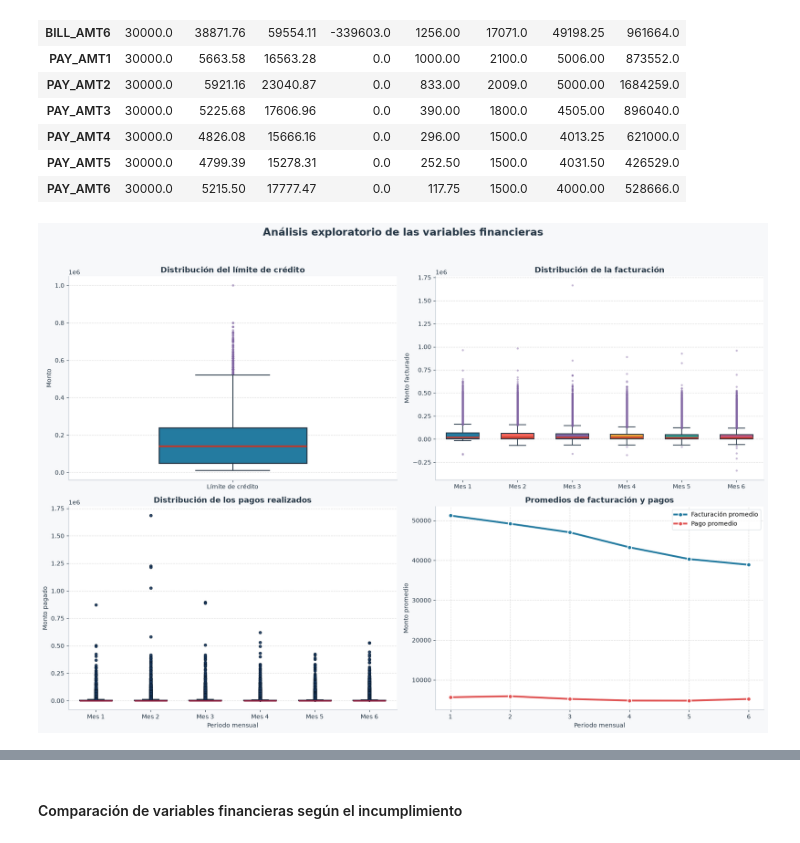
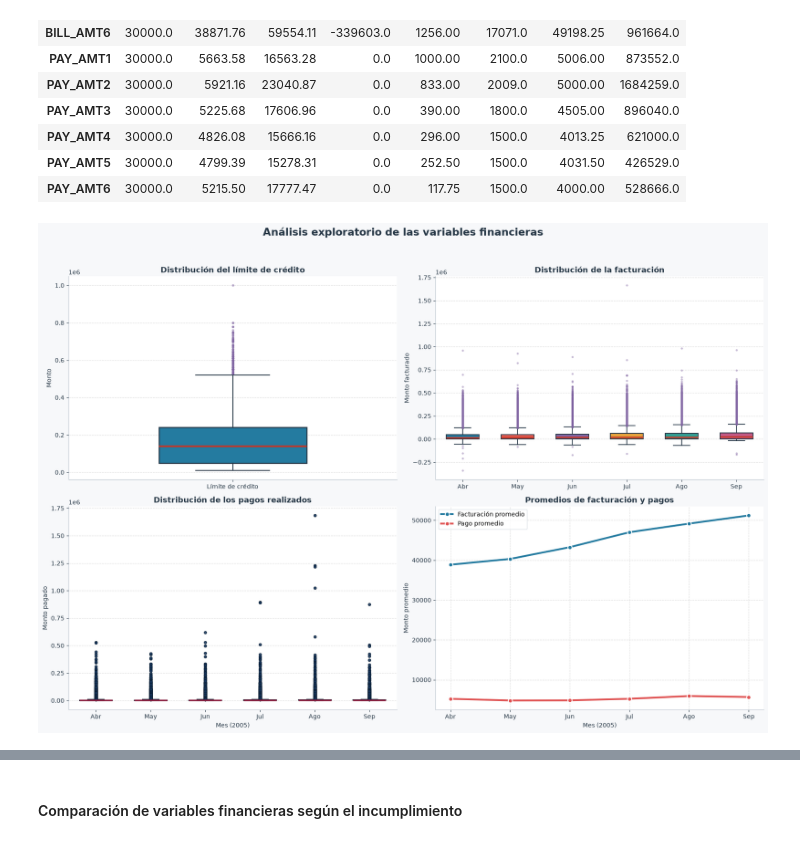
Before and after one commit to manuelarpoce-ui/Proyecto-grupo-4, a Jupyter notebook: notebooks/01_eda.ipynb, the cells around one changed output, grey strips where cells are left out. Cells and saved outputs as stored; diff of their text form; code cells hidden in the pictures.

Commit message:
feat: EDA corregido, original en data/raw y processed ignorado

```diff
--- a/notebooks/01_eda.ipynb
+++ b/notebooks/01_eda.ipynb
@@ -1,7 +1,7 @@
 # %%
 import pandas as pd
 import numpy as np
-ruta = "../data/processed/default of credit card clients.xls"
+ruta = "../data/raw/default of credit card clients.xls"
 df= pd.read_excel(ruta, header=1)  #Header=1 indica que los encabezados estan en la segunda columna
 df.head()
 # %% [output]
@@ -778,6 +812,7 @@ color_mediana = "#C0392B"
 
 facturacion = [f"BILL_AMT{i}" for i in range(1, 7)]
 pagos = [f"PAY_AMT{i}" for i in range(1, 7)]
+meses_nombres = ["Abr", "May", "Jun", "Jul", "Ago", "Sep"]  # de BILL_AMT6 a BILL_AMT1
 
 fig, axes = plt.subplots(2, 2, figsize=(17, 12))
 fig.patch.set_facecolor(fondo)
@@ -806,9 +841,9 @@ ax.grid(axis="y", linestyle="--", alpha=0.4)
 # 2. Distribución de la facturación
 ax = axes[0, 1]
 bp = ax.boxplot(
-    [df[c] for c in facturacion],
+    [df[c] for c in facturacion[::-1]],
     patch_artist=True,
-    tick_labels=[f"Mes {i}" for i in range(1, 7)],
+    tick_labels=meses_nombres,
     widths=0.6,
     medianprops=dict(color=color_mediana, linewidth=2.5),
     whiskerprops=dict(color=texto, linewidth=1.3),
@@ -831,9 +866,9 @@ ax.grid(axis="y", linestyle="--", alpha=0.4)
 ax = axes[1, 0]
 
 bp = ax.boxplot(
-    [df[c] for c in pagos],
+    [df[c] for c in pagos[::-1]],
     patch_artist=True,
-    tick_labels=[f"Mes {i}" for i in range(1, 7)],
+    tick_labels=meses_nombres,
     widths=0.6,
     showfliers=True,
     medianprops=dict(color="#8B1E3F", linewidth=2.5),
@@ -861,58 +896,55 @@ ax.set_title(
     color=texto
 )
 ax.set_ylabel("Monto pagado")
-ax.set_xlabel("Periodo mensual")
+ax.set_xlabel("Mes (2005)")
 ax.grid(axis="y", linestyle="--", alpha=0.4)
 
 
-# 4. Evolución de los promedios
+# 4. Evolución de los promedios (en orden cronológico: abril → septiembre)
 ax = axes[1, 1]
-prom_facturacion = df[facturacion].mean()
-prom_pagos = df[pagos].mean()
-meses = range(1, 7)
+prom_facturacion = df[facturacion[::-1]].mean().to_numpy()
+prom_pagos = df[pagos[::-1]].mean().to_numpy()
+posiciones = range(6)
 
-ax.plot(
-    meses, prom_facturacion,
-    marker="o", markersize=7, linewidth=3,
-    color="#247BA0", markeredgecolor="white",
-    markeredgewidth=1.5, label="Facturación promedio"
-)
-ax.plot(
-    meses, prom_pagos,
-    marker="o", markersize=7, linewidth=3,
-    color="#E05252", markeredgecolor="white",
-    markeredgewidth=1.5, label="Pago promedio"
-)
+ax.plot(posiciones, prom_facturacion,
+        marker="o", markersize=7, linewidth=3,
+        color="#247BA0", markeredgecolor="white",
+        markeredgewidth=1.5, label="Facturación promedio")
+ax.plot(posiciones, prom_pagos,
+        marker="o", markersize=7, linewidth=3,
+        color="#E05252", markeredgecolor="white",
+        markeredgewidth=1.5, label="Pago promedio")
 
 ax.set_title("Promedios de facturación y pagos",
              fontsize=13, fontweight="bold")
-ax.set_xlabel("Periodo mensual")
+ax.set_xlabel("Mes (2005)")
 ax.set_ylabel("Monto promedio")
-ax.set_xticks(list(meses))
+ax.set_xticks(list(posiciones))
+ax.set_xticklabels(meses_nombres)
 ax.legend(frameon=True, facecolor="white", edgecolor="#D5DCE3")
 ax.grid(linestyle="--", alpha=0.4)
 
 # Acabado general
 for ax in axes.flat:
     ax.set_facecolor("white")
     ax.tick_params(axis="both", labelsize=10, colors=texto)
     ax.title.set_color(texto)
     ax.xaxis.label.set_color(texto)
     ax.yaxis.label.set_color(texto)
     ax.spines["top"].set_visible(False)
     ax.spines["right"].set_visible(False)
     ax.spines["left"].set_color("#B8C2CC")
     ax.spines["bottom"].set_color("#B8C2CC")
 
 fig.suptitle(
     "Análisis exploratorio de las variables financieras",
     fontsize=17, fontweight="bold", color=texto
 )
 
 plt.tight_layout(rect=[0, 0, 1, 0.95])
 plt.show()
 # %% [output]
-[figure, old version]
+[figure, new version]
 # %% [markdown]
 Al revisar los gráficos y las estadísticas de las variables financieras, se encontraron algunas diferencias importantes entre los clientes, tanto en los límites de crédito como en los valores facturados y los pagos realizados durante los seis meses registrados en la base de datos.
 
```
Also changed, not shown: parts of 7 cells of this notebook, 2 other files.
